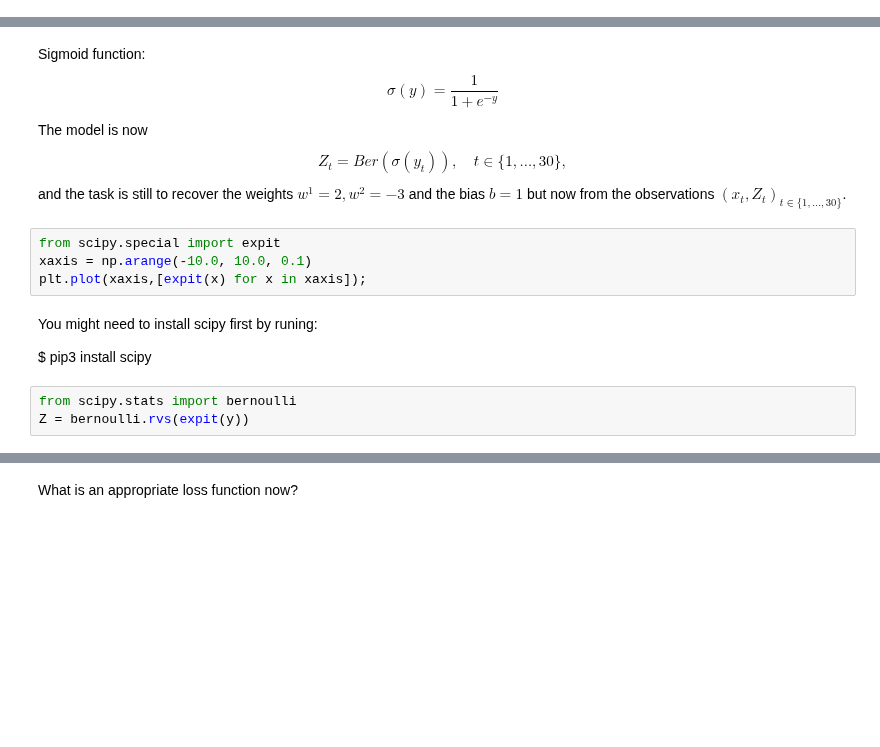
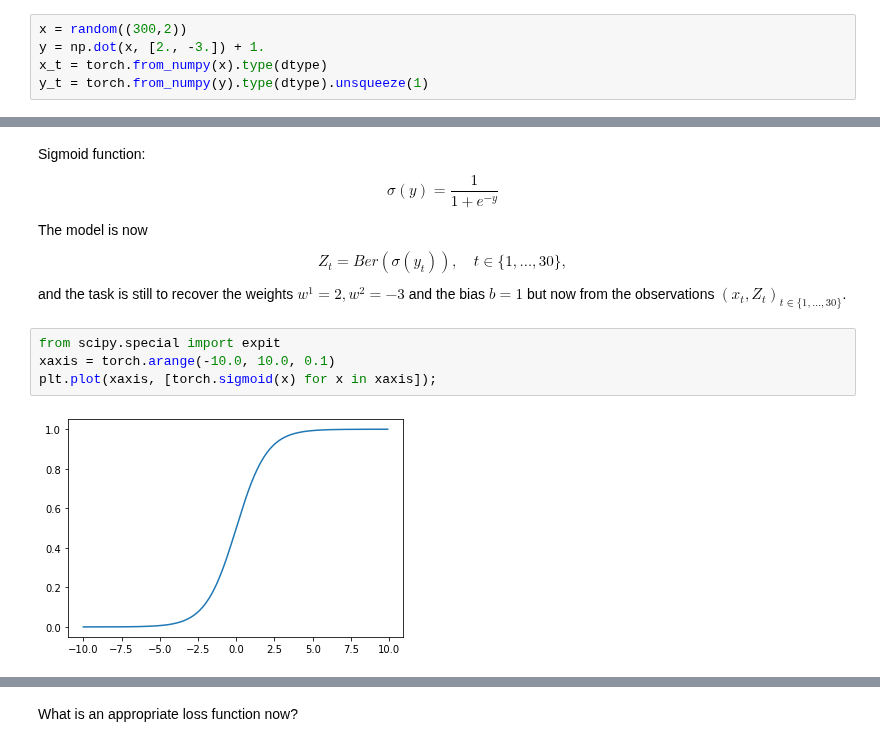
Before and after one commit to dataflowr/notebooks, a Jupyter notebook: Notebooks/02_basics_pytorch_colab.ipynb, the cells around one changed output, grey strips where cells are left out. Cells and saved outputs as stored; diff of their text form; blank space fills up the shorter version.

```diff
--- a/Notebooks/02_basics_pytorch_colab.ipynb
+++ b/Notebooks/02_basics_pytorch_colab.ipynb
@@ -919,0 +838,5 @@ tensor([0.1520], requires_grad=True)
+# %%
+x = random((300,2))
+y = np.dot(x, [2., -3.]) + 1.
+x_t = torch.from_numpy(x).type(dtype)
+y_t = torch.from_numpy(y).type(dtype).unsqueeze(1)
@@ -932,12 +901,7 @@ $$
 and the task is still to recover the weights $w^1=2, w^2=-3$ and the bias $b = 1$ but now from the observations $(x_t,Z_t)_{t\in \{1,\dots,30\}}$.
 # %%
 from scipy.special import expit
-xaxis = np.arange(-10.0, 10.0, 0.1)
-plt.plot(xaxis,[expit(x) for x in xaxis]);
+xaxis = torch.arange(-10.0, 10.0, 0.1)
+plt.plot(xaxis, [torch.sigmoid(x) for x in xaxis]);
+# %% [output]
+[figure, added]
-# %% [markdown]
-You might need to install scipy first by runing:
-
-$ pip3 install scipy
-# %%
-from scipy.stats import bernoulli
-Z = bernoulli.rvs(expit(y))
```
Also changed, not shown: parts of 71 cells of this notebook.
